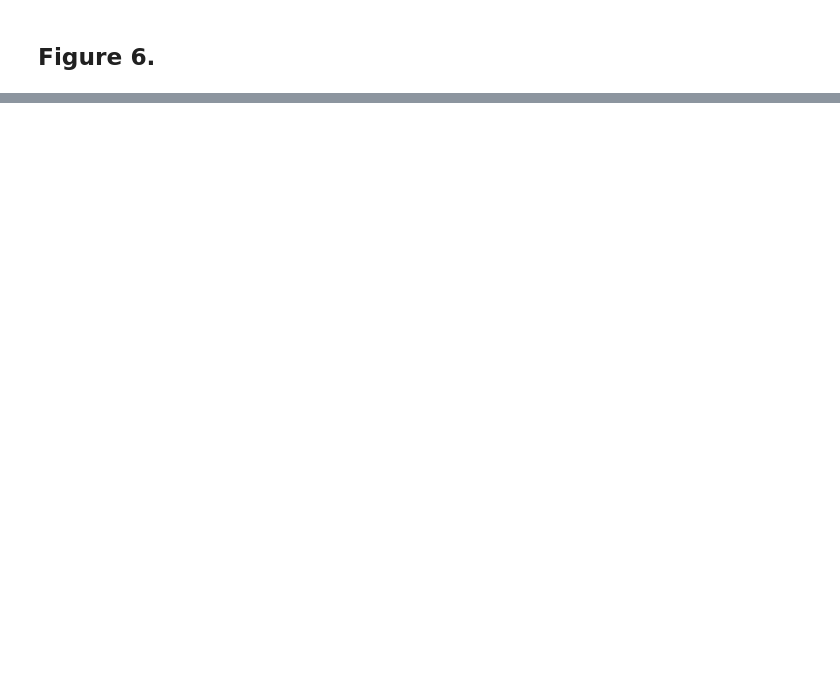
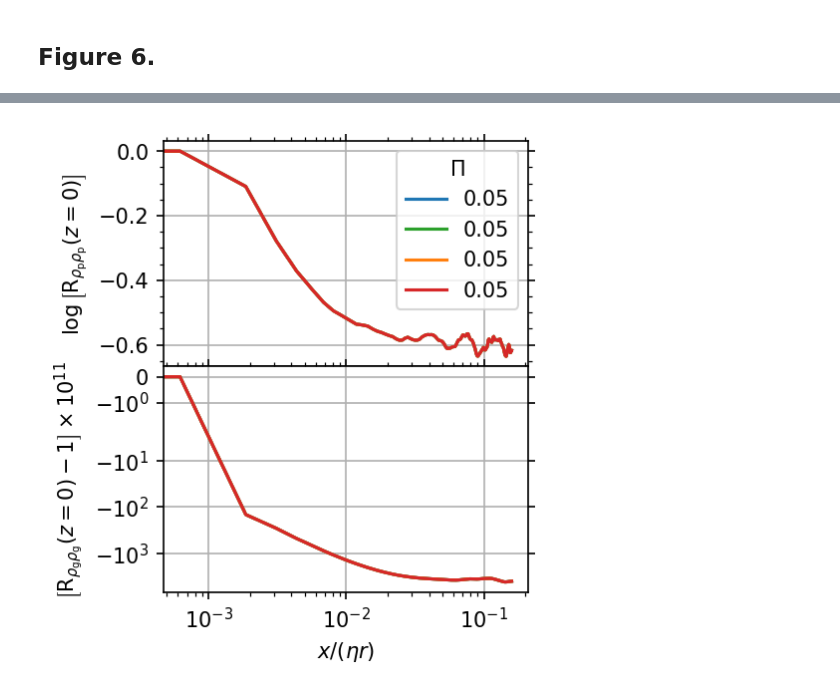
Before and after one commit to sabaronett/streaming-instability, a Jupyter notebook: ipynb/ACF.ipynb, the cells around one changed output, grey strips where cells are left out. Cells and saved outputs as stored; diff of their text form; code cells hidden in the pictures; blank space fills up the shorter version.

```diff
--- a/ipynb/ACF.ipynb
+++ b/ipynb/ACF.ipynb
@@ -233,0 +172,54 @@ plt.show()
+# %%
+import sys
+sys.path.insert(0, '/home/stanley/bitbucket/ccyang/athena-dust/vis/python')
+import athena_read
+import matplotlib.pyplot as plt
+import numpy as np
+from scipy import fftpack
+
+fig, axs = plt.subplots(2, sharex=True, figsize=(3.15, 4), dpi=150)
+workdir = '../unstrat'
+case = 'AB'
+Pis = [['0.05', 'tab:blue'], ['0.05', 'tab:green'],
+       ['0.05', 'tab:orange'], ['0.05', 'tab:red']]
+res = 256
+
+for i, Pi in enumerate(Pis):
+    # Collect parameters and plot densities
+    path = f'{workdir}/{case}/{Pi[0]}/{res}'
+    athinput = athena_read.athinput(f'{path}/athinput.si')
+    c_s = athinput['hydro']['iso_sound_speed']
+    etar = float(Pi[0])*c_s
+    data = athena_read.athdf(f'{path}/athdf/SI.out1.00100.athdf')
+    xv, zv = data['x1v'], data['x2v']
+    z0 = int(len(zv)/2)
+    ft = fftpack.fft2(data['rhop'][0])
+    ac = fftpack.ifft2(ft*np.conjugate(ft)).real
+    norm = ac/ac[0][0]
+    shift = fftpack.fftshift(norm)
+    log = np.log10(shift)
+    ft = fftpack.fft2(data['rho'][0])
+    ac = fftpack.ifft2(ft*np.conjugate(ft)).real
+    norm = ac/ac[0][0]
+    shift = fftpack.fftshift(norm)
+    offset = (shift - 1)*1e11
+
+    axs[0].semilogx(xv/etar, log[z0], color=Pi[1], label=Pi[0])
+    axs[1].semilogx(xv/etar, offset[z0], color=Pi[1])
+
+for ax in axs.flat:
+    ax.grid()
+    ax.label_outer()
+    ax.minorticks_on()
+    ax.tick_params(axis='both', which='both', top=True, right=True)
+
+# Format and save figure
+axs[0].legend(loc='upper right', title=r'$\Pi$')
+axs[0].set(ylabel=r'$\log\left[\mathrm{R}_{\rho_\mathrm{p}\rho_\mathrm{p}}(z=0)\right]$')
+axs[1].set(yscale='symlog', xlabel=r'$x/(\eta r)$',
+           ylabel=r'$\left[\mathrm{R}_{\rho_\mathrm{g}\rho_\mathrm{g}}(z=0)-1\right]\times10^{11}$')
+plt.subplots_adjust(hspace=0)
+# plt.savefig(f'figs/{case}_Rs-z0.pdf', bbox_inches='tight', pad_inches=0.01)
+plt.show()
+# %% [output]
+[figure, added]
```
Also changed, not shown: parts of 15 cells of this notebook.
